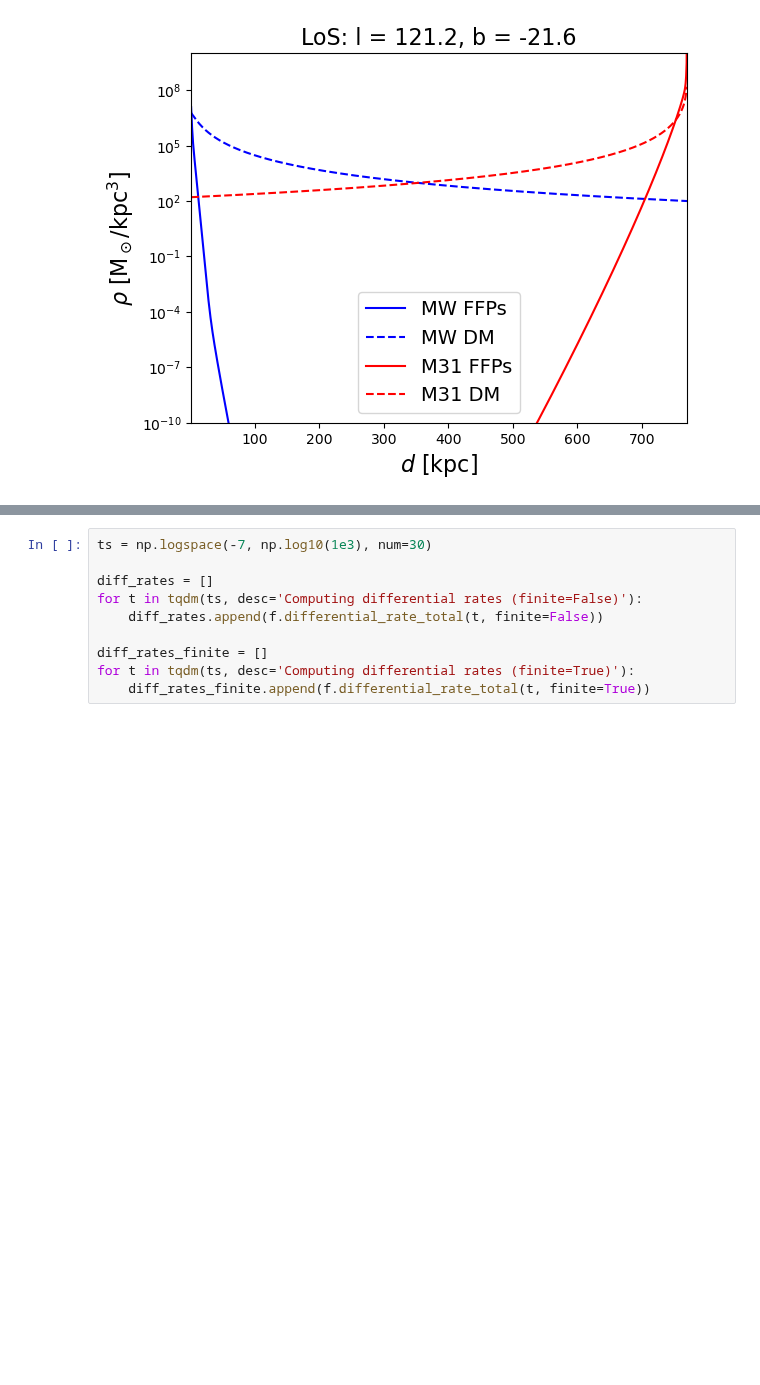
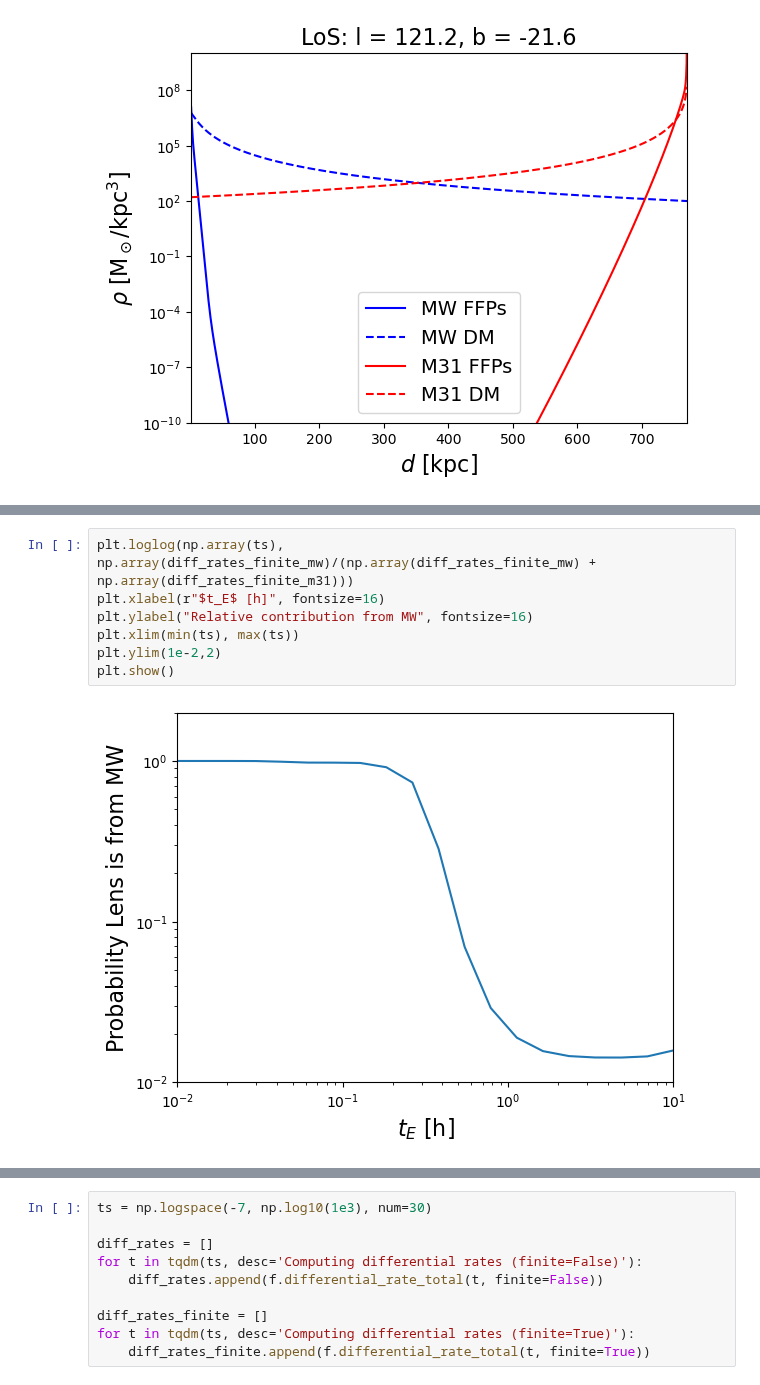
Before and after one commit to NolanSmyth/LensCalcPy, a Jupyter notebook: nbs/01_ffp.ipynb, the cells around one changed output, grey strips where cells are left out. Saved outputs shown, nothing was run; the diff lists cells and outputs as text; blank space fills up the shorter version.

```diff
--- a/nbs/01_ffp.ipynb
+++ b/nbs/01_ffp.ipynb
@@ -348,2 +366,11 @@ FFP with power law ~ m^-2
+# %%
+plt.loglog(np.array(ts), np.array(diff_rates_finite_mw)/(np.array(diff_rates_finite_mw) + np.array(diff_rates_finite_m31)))
+plt.xlabel(r"$t_E$ [h]", fontsize=16)
+plt.ylabel("Relative contribution from MW", fontsize=16)
+plt.xlim(min(ts), max(ts))
+plt.ylim(1e-2,2)
+plt.show()
+# %% [output]
+[figure, added]
 # %%
 #Test that the mass function is normalized correctly
```
Also changed, not shown: parts of 7 cells of this notebook, 9 other files.
